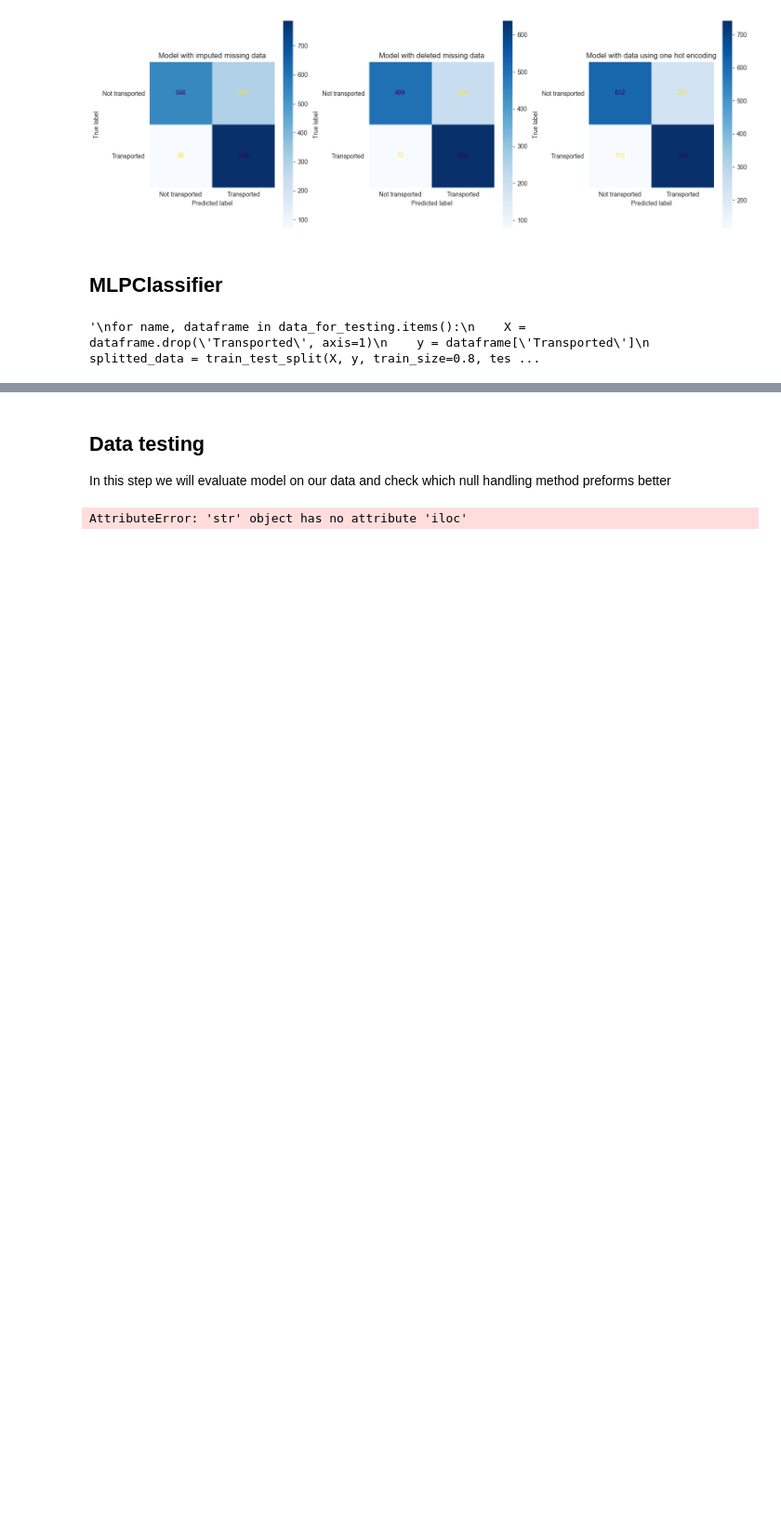
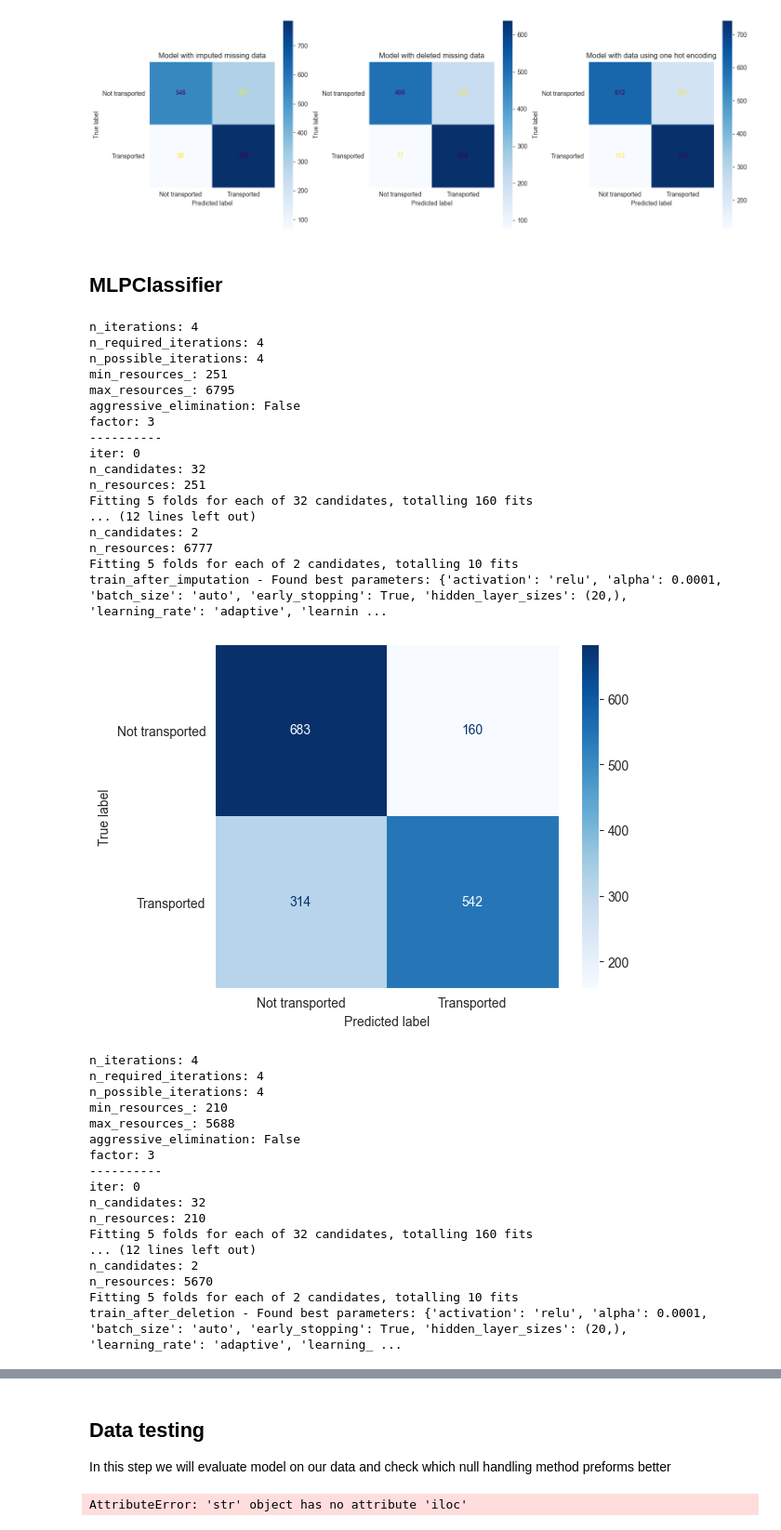
Before and after one commit to filip-kobus/spaceship-titanic-kaggle, a Jupyter notebook: notebook.ipynb, the cells around one changed output, grey strips where cells are left out. Shown at 93% size. Drawn from its saved outputs; the diff is of its cells as text; code cells hidden in the pictures; blank space fills up the shorter version.

```diff
--- a/notebook.ipynb
+++ b/notebook.ipynb
@@ -996,39 +1021,76 @@ plt.show()
 # %%
 from sklearn.neural_network import MLPClassifier
 from sklearn.model_selection import train_test_split
 
 hidden_layer_sizes_list = [(10,), (20,)]
 activation_list = ['relu', 'tanh']
 solver_list = ['adam', 'sgd']
 alpha_list = [0.0001, 0.01]
 learning_rate_list = ['constant', 'adaptive']
 max_iter_list = [500]
 batch_size_list = ['auto']
 learning_rate_init_list = [0.001]
 momentum_list = [0.9]
 early_stopping_list = [True]
 
 parametr_dictionary = {
     'hidden_layer_sizes': hidden_layer_sizes_list,
     'activation': activation_list,
     'solver': solver_list,
     'alpha': alpha_list,
     'max_iter': max_iter_list,
     'batch_size': batch_size_list,
     'learning_rate': learning_rate_list,
     'learning_rate_init': learning_rate_init_list,
     'momentum': momentum_list,
     'early_stopping': early_stopping_list,
     'random_state': [0]
 }
-'''
-for name, dataframe in data_for_testing.items():
-    X = dataframe.drop('Transported', axis=1)
-    y = dataframe['Transported']
-    splitted_data = train_test_split(X, y, train_size=0.8, test_size=0.2, random_state=42, stratify=y)
-    print(f'Testing {name}:')
-    model_performance_test(MLPClassifier, parametr_dictionary, splitted_data)
-    print("\n")
-'''
+
+# warnings.filterwarnings("ignore")
+# for name, dataframe in data_for_testing.items():
+#     optimal_params = HalvingGridSearchCV(estimator = MLPClassifier(), param_grid=parametr_dictionary, scoring='roc_auc', verbose=1, n_jobs=-1, cv=5, random_state=0)
+#     X  = dataframe.drop('Transported', axis=1)
+#     y = dataframe['Transported']
+#     X_train, X_valid, y_train, y_valid = train_test_split(X, y, train_size=0.8 , test_size=0.2 , random_state=0, stratify=y)
+#     optimal_params.fit(X_train, y_train)
+#     print(f"{name} - Found best parameters: {optimal_params.best_params_} ({optimal_params.best_score_:.4f})")
+#     disp = ConfusionMatrixDisplay.from_estimator(optimal_params.best_estimator_, X_valid, y_valid, cmap='Blues', display_labels=["Not transported", "Transported"])
+#     plt.grid(False)
+#     plt.show()
 # %% [output]
-'\nfor name, dataframe in data_for_testing.items():\n    X = dataframe.drop(\'Transported\', axis=1)\n    y = dataframe[\'Transported\']\n    splitted_data = train_test_split(X, y, train_size=0.8, tes ...
+n_iterations: 4
+n_required_iterations: 4
+n_possible_iterations: 4
+min_resources_: 251
+max_resources_: 6795
+aggressive_elimination: False
+factor: 3
+----------
+iter: 0
+n_candidates: 32
+n_resources: 251
+Fitting 5 folds for each of 32 candidates, totalling 160 fits
+... (12 lines left out)
+n_candidates: 2
+n_resources: 6777
+Fitting 5 folds for each of 2 candidates, totalling 10 fits
+train_after_imputation - Found best parameters: {'activation': 'relu', 'alpha': 0.0001, 'batch_size': 'auto', 'early_stopping': True, 'hidden_layer_sizes': (20,), 'learning_rate': 'adaptive', 'learnin ...
+[figure, added]
+n_iterations: 4
+n_required_iterations: 4
+n_possible_iterations: 4
+min_resources_: 210
+max_resources_: 5688
+aggressive_elimination: False
+factor: 3
+----------
+iter: 0
+n_candidates: 32
+n_resources: 210
+Fitting 5 folds for each of 32 candidates, totalling 160 fits
+... (12 lines left out)
+n_candidates: 2
+n_resources: 5670
+Fitting 5 folds for each of 2 candidates, totalling 10 fits
+train_after_deletion - Found best parameters: {'activation': 'relu', 'alpha': 0.0001, 'batch_size': 'auto', 'early_stopping': True, 'hidden_layer_sizes': (20,), 'learning_rate': 'adaptive', 'learning_ ...
```
Also changed, not shown: parts of 6 cells of this notebook, 1 other file.
